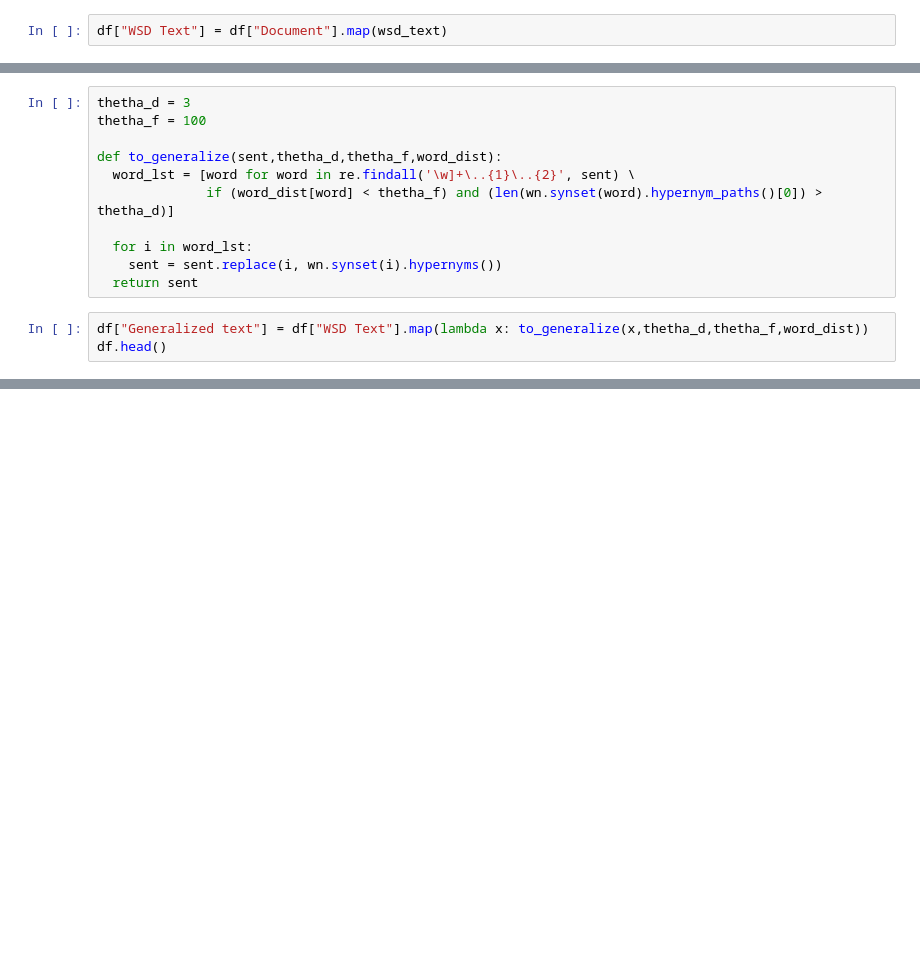
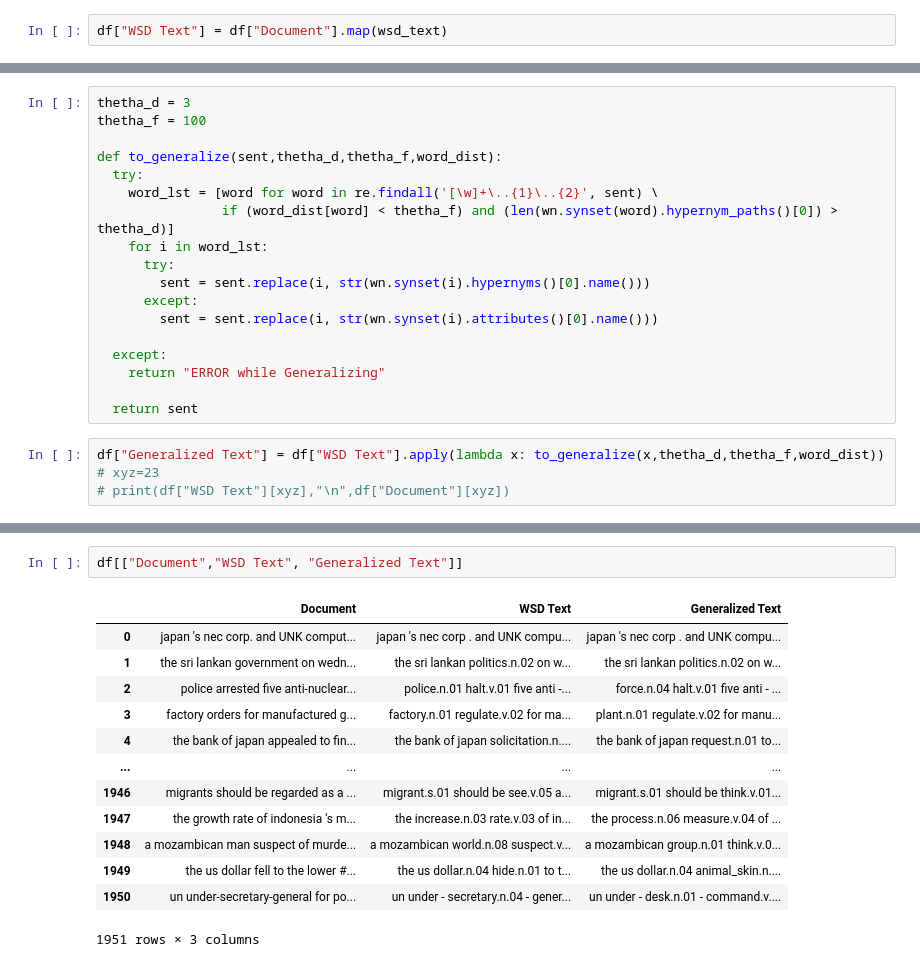
Before and after one commit to pratiksrm99/Abstractive_Text_Summerization, a Jupyter notebook: Abstractive_TS.ipynb, the cells around one changed output, grey strips where cells are left out. Drawn from its saved outputs; the diff is of its cells as text; blank space fills up the shorter version.

```diff
--- a/Abstractive_TS.ipynb
+++ b/Abstractive_TS.ipynb
@@ -135,12 +134,20 @@ thetha_d = 3
 thetha_f = 100
 
 def to_generalize(sent,thetha_d,thetha_f,word_dist):
-  word_lst = [word for word in re.findall('\w]+\..{1}\..{2}', sent) \
-              if (word_dist[word] < thetha_f) and (len(wn.synset(word).hypernym_paths()[0]) > thetha_d)]
+  try:
+    word_lst = [word for word in re.findall('[\w]+\..{1}\..{2}', sent) \
+                if (word_dist[word] < thetha_f) and (len(wn.synset(word).hypernym_paths()[0]) > thetha_d)]
+    for i in word_lst:
+      try:
+        sent = sent.replace(i, str(wn.synset(i).hypernyms()[0].name()))
+      except:
+        sent = sent.replace(i, str(wn.synset(i).attributes()[0].name()))
 
-  for i in word_lst:
-    sent = sent.replace(i, wn.synset(i).hypernyms())
+  except:
+    return "ERROR while Generalizing"
+
   return sent
 # %%
-df["Generalized text"] = df["WSD Text"].map(lambda x: to_generalize(x,thetha_d,thetha_f,word_dist))
-df.head()
+df["Generalized Text"] = df["WSD Text"].apply(lambda x: to_generalize(x,thetha_d,thetha_f,word_dist))
+# xyz=23
+# print(df["WSD Text"][xyz],"\n",df["Document"][xyz])
@@ -153,0 +154,16 @@ df.head()
+# %%
+df[["Document","WSD Text", "Generalized Text"]]
+# %% [output]
+|  | Document | WSD Text | Generalized Text |
+| 0 | japan 's nec corp. and UNK comput... | japan 's nec corp . and UNK compu... | japan 's nec corp . and UNK compu... |
+| 1 | the sri lankan government on wedn... | the sri lankan politics.n.02 on w... | the sri lankan politics.n.02 on w... |
+| 2 | police arrested five anti-nuclear... | police.n.01 halt.v.01 five anti -... | force.n.04 halt.v.01 five anti - ... |
+| 3 | factory orders for manufactured g... | factory.n.01 regulate.v.02 for ma... | plant.n.01 regulate.v.02 for manu... |
+| 4 | the bank of japan appealed to fin... | the bank of japan solicitation.n.... | the bank of japan request.n.01 to... |
+| ... | ... | ... | ... |
+| 1946 | migrants should be regarded as a ... | migrant.s.01 should be see.v.05 a... | migrant.s.01 should be think.v.01... |
+| 1947 | the growth rate of indonesia 's m... | the increase.n.03 rate.v.03 of in... | the process.n.06 measure.v.04 of ... |
+| 1948 | a mozambican man suspect of murde... | a mozambican world.n.08 suspect.v... | a mozambican group.n.01 think.v.0... |
+| 1949 | the us dollar fell to the lower #... | the us dollar.n.04 hide.n.01 to t... | the us dollar.n.04 animal_skin.n.... |
+| 1950 | un under-secretary-general for po... | un under - secretary.n.04 - gener... | un under - desk.n.01 - command.v.... |
+1951 rows × 3 columns
```
Also changed, not shown: parts of 15 cells of this notebook.
